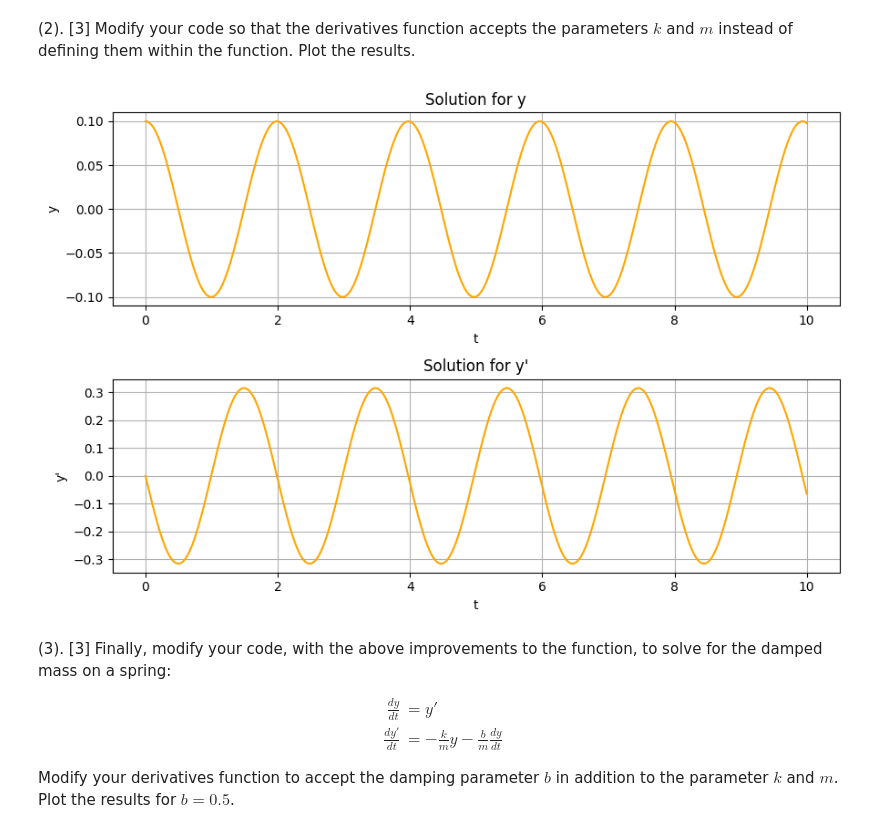
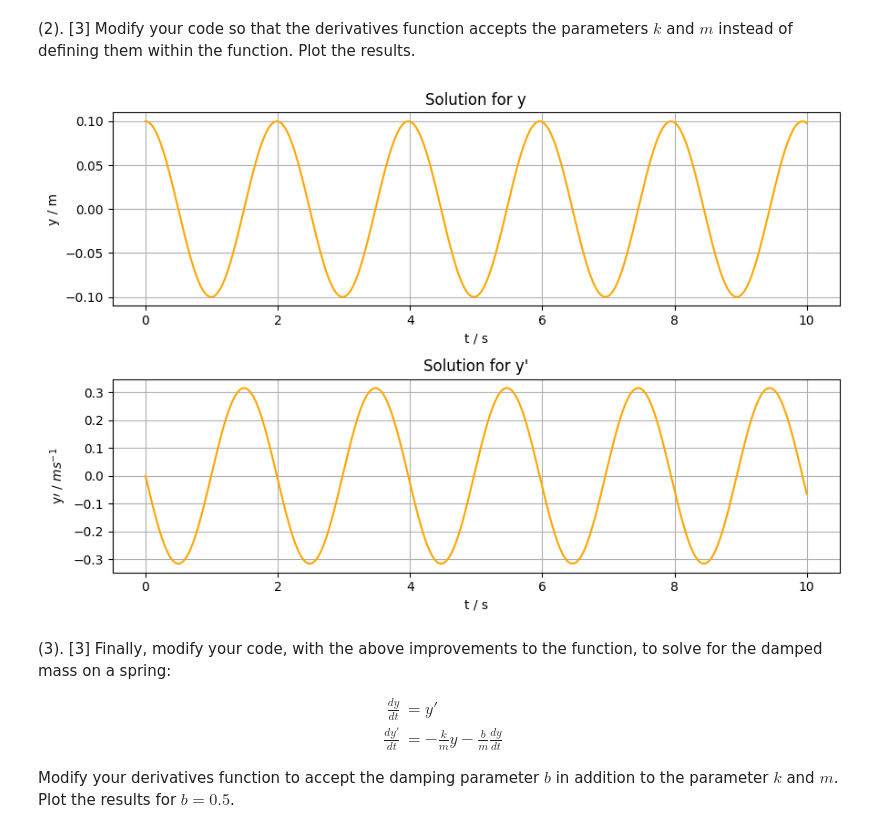
Before and after one commit to PX2145-2025/week-8-b-Ridge-Ewan-313, a Jupyter notebook: ODEs.ipynb, the cells around one changed output. Cells and saved outputs as stored; diff of their text form; code cells hidden in the pictures.

```diff
--- a/ODEs.ipynb
+++ b/ODEs.ipynb
@@ -95,38 +95,38 @@ fig.savefig('solutions_for_mass_on_spring.png')
 # redefine function to allow extra parameters
 def f(y, t, k, m):
   '''
   return derivatives of the array y defined from the 2nd order ODE for mass on a spring
   now takes values for k and m
   '''
   # the first equation dy[0]/dt and the second equation dy[1]/dt
   return [y[1], -(k/m)*y[0]]
 
 # initial values of y and y', and values for k and m
 yinit = [0.1, 0]
 k = 10
 m = 1
 
 # pass k and m as a tuple
 y = odeint(f, yinit , t, args=(k, m,))
 
 # plot the solutions
 fig, ax = plt.subplots(2, 1, figsize=(9, 6))
 ax[0].plot(t, y[:, 0], 'orange')
-ax[0].set_ylabel('y')
-ax[0].set_xlabel('t')
+ax[0].set_ylabel('y / m')
+ax[0].set_xlabel('t / s')
 ax[0].set_title('Solution for y')
 ax[0].grid()
 
 ax[1].plot(t, y[:, 1], 'orange')
-ax[1].set_ylabel('y\'')
-ax[1].set_xlabel('t')
+ax[1].set_ylabel(r'y$\prime$ / $ms^{-1}$')
+ax[1].set_xlabel('t / s')
 ax[1].set_title('Solution for y\'')
 ax[1].grid()
 
 fig.tight_layout()
 fig.savefig('solutions_for_mass_on_spring2.png')
 # %% [output]
-[figure, old version]
+[figure, new version]
 # %% [markdown]
  (3). [3] Finally, modify your code, with the above improvements to the function, to solve for the damped mass on a spring:
 
```
Also changed, not shown: parts of 7 cells of this notebook.
